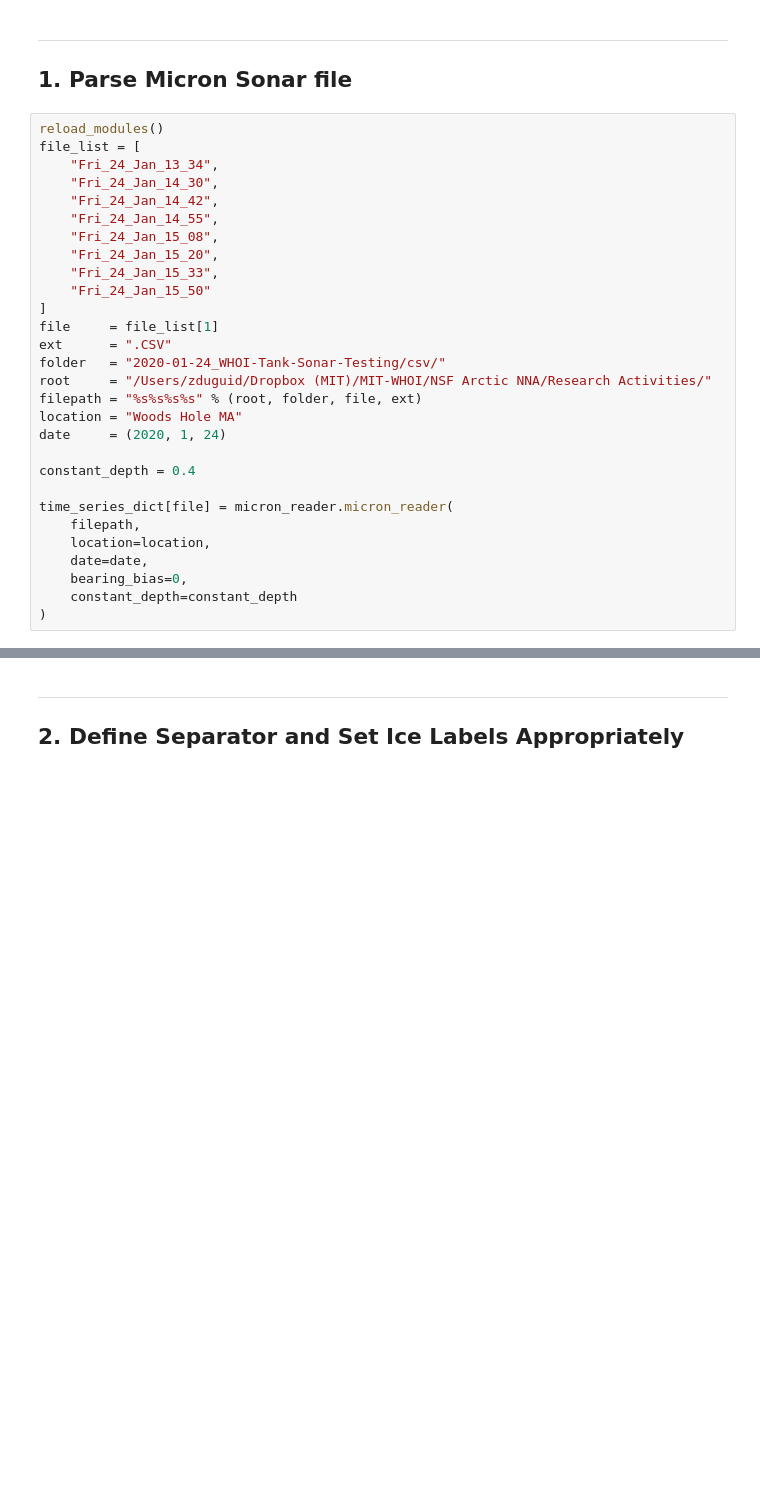
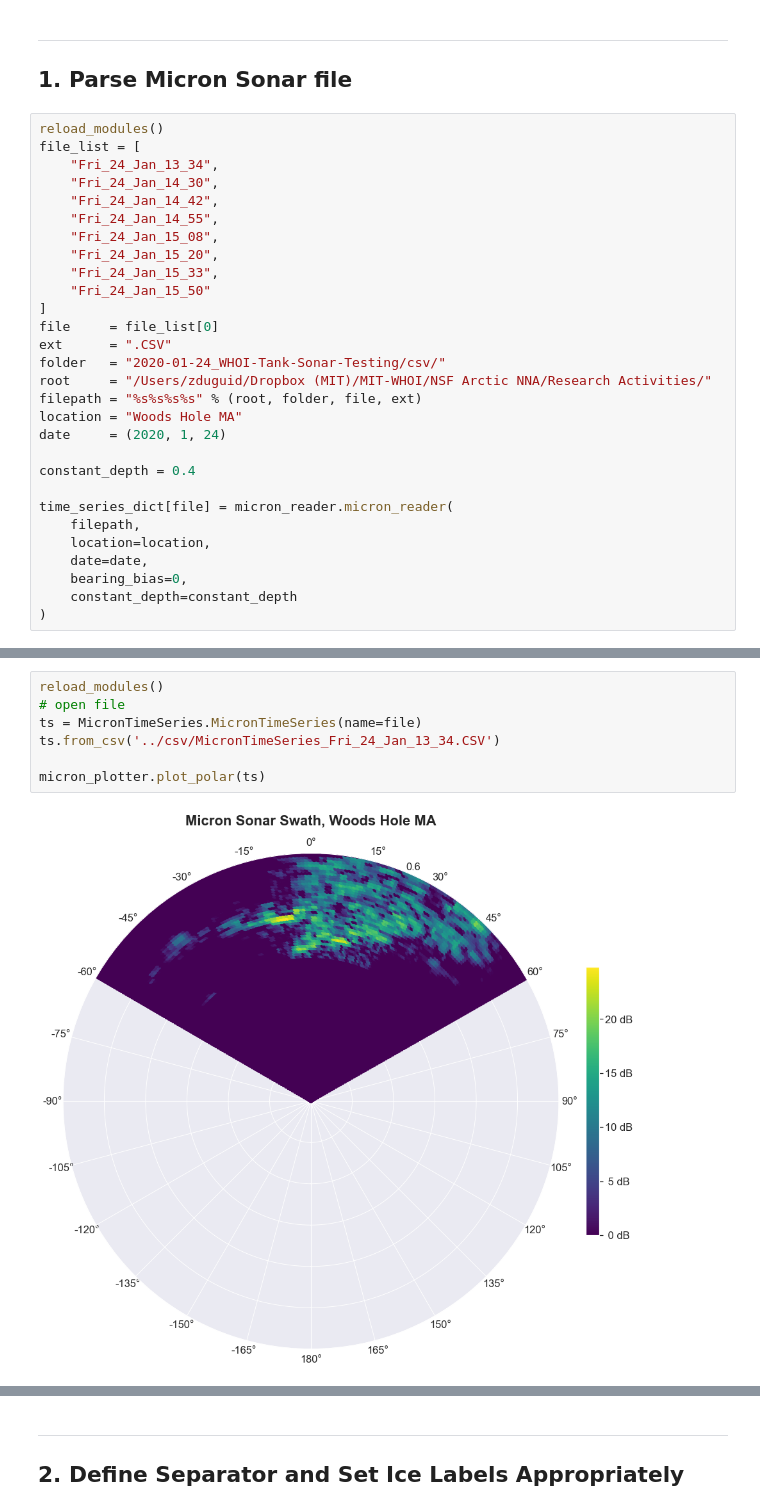
Before and after one commit to zduguid/sonar-ice-detect, a Jupyter notebook: notebook/sea-ice-detection.ipynb, the cells around one changed output, grey strips where cells are left out. Cells and saved outputs as stored; diff of their text form; blank space fills up the shorter version.

```diff
--- a/notebook/sea-ice-detection.ipynb
+++ b/notebook/sea-ice-detection.ipynb
@@ -77,7 +77,7 @@ file_list = [
     "Fri_24_Jan_15_33",
     "Fri_24_Jan_15_50"
 ]
-file     = file_list[1]
+file     = file_list[0]
 ext      = ".CSV"
 folder   = "2020-01-24_WHOI-Tank-Sonar-Testing/csv/"
 root     = "/Users/zduguid/Dropbox (MIT)/MIT-WHOI/NSF Arctic NNA/Research Activities/"
@@ -114,0 +118,9 @@ Parsing: Fri_24_Jan_14_30.CSV
+# %%
+reload_modules()
+# open file
+ts = MicronTimeSeries.MicronTimeSeries(name=file)
+ts.from_csv('../csv/MicronTimeSeries_Fri_24_Jan_13_34.CSV')
+
+micron_plotter.plot_polar(ts)
+# %% [output]
+[figure, added]
```
Also changed, not shown: parts of 9 cells of this notebook, 6 other files.
